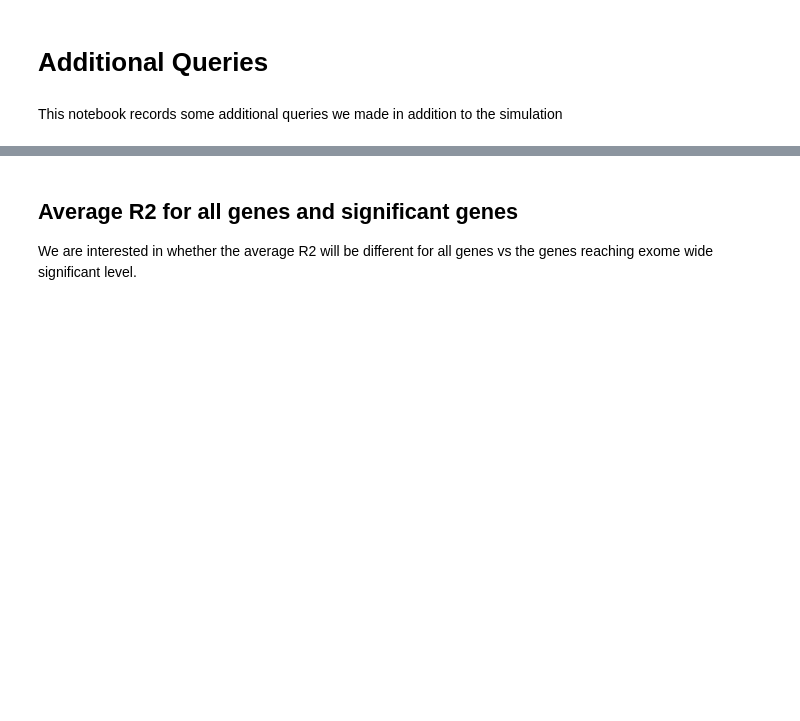
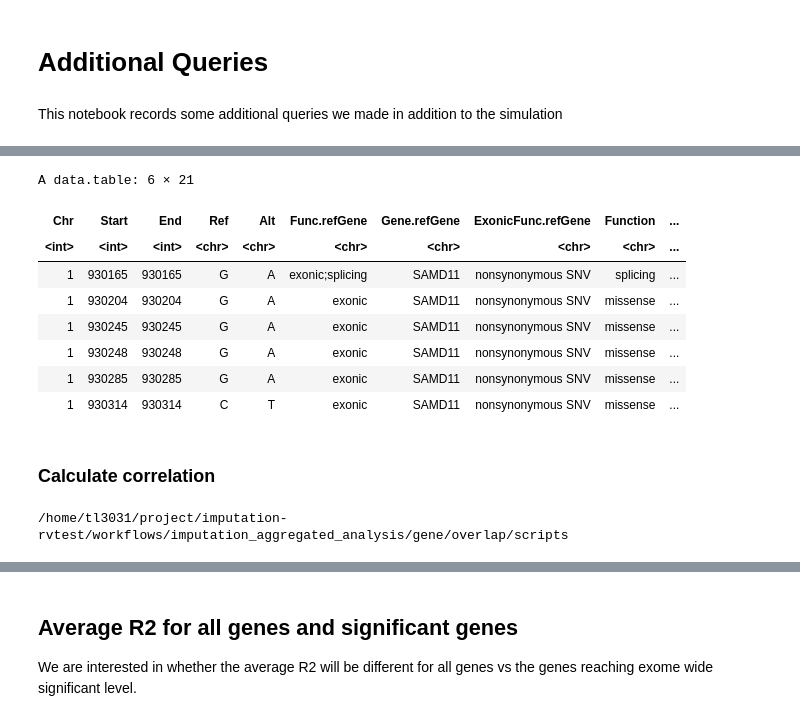
Before and after one commit to lamanda0227/imputation_brv, a Jupyter notebook: workflow/additional_queries.ipynb, the cells around one changed output, grey strips where cells are left out. Drawn from its saved outputs; the diff is of its cells as text; code cells hidden in the pictures; blank space fills up the shorter version.

```diff
--- a/workflow/additional_queries.ipynb
+++ b/workflow/additional_queries.ipynb
@@ -10,0 +35,13 @@ We are interested in comparing the correlation between exome and imputed data (r
+# %%
+df <- data.table::fread("~/project/imputation-rvtest/analysis/imputation_aggregated_analysis/hrc_topmed_exome/hrc_topmed_exome_168206ids_rsq03_maf001_annot.csv.gz")
+head(df)
+# %% [output]
+A data.table: 6 × 21
+| Chr | Start | End | Ref | Alt | Func.refGene | Gene.refGene | ExonicFunc.refGene | Function | ... |
+| <int> | <int> | <int> | <chr> | <chr> | <chr> | <chr> | <chr> | <chr> | ... |
+| 1 | 930165 | 930165 | G | A | exonic;splicing | SAMD11 | nonsynonymous SNV | splicing | ... |
+| 1 | 930204 | 930204 | G | A | exonic | SAMD11 | nonsynonymous SNV | missense | ... |
+| 1 | 930245 | 930245 | G | A | exonic | SAMD11 | nonsynonymous SNV | missense | ... |
+| 1 | 930248 | 930248 | G | A | exonic | SAMD11 | nonsynonymous SNV | missense | ... |
+| 1 | 930285 | 930285 | G | A | exonic | SAMD11 | nonsynonymous SNV | missense | ... |
+| 1 | 930314 | 930314 | C | T | exonic | SAMD11 | nonsynonymous SNV | missense | ... |
@@ -10,0 +175,6 @@ We are interested in comparing the correlation between exome and imputed data (r
+# %% [markdown]
+### Calculate correlation
+# %%
+pwd
+# %% [output]
+/home/tl3031/project/imputation-rvtest/workflows/imputation_aggregated_analysis/gene/overlap/scripts
```
Also changed, not shown: parts of 65 cells of this notebook, 13 other files.
